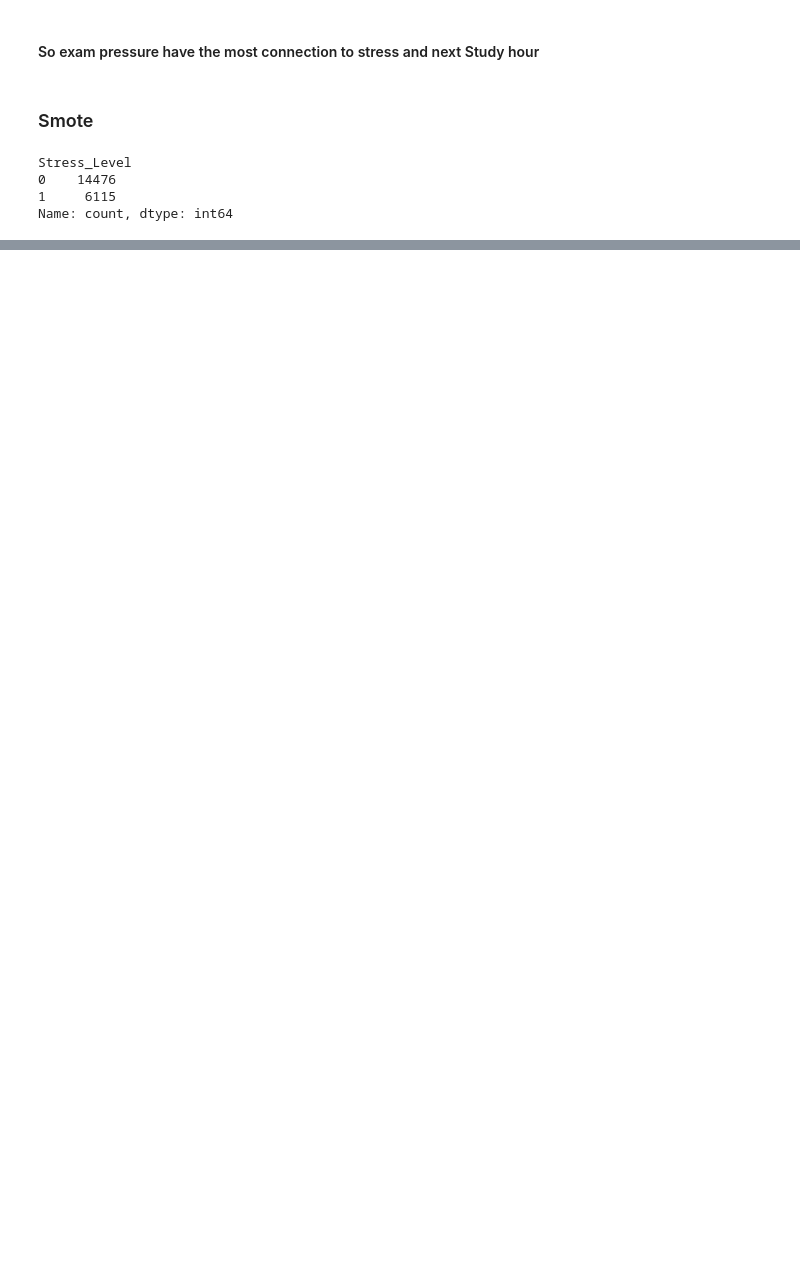
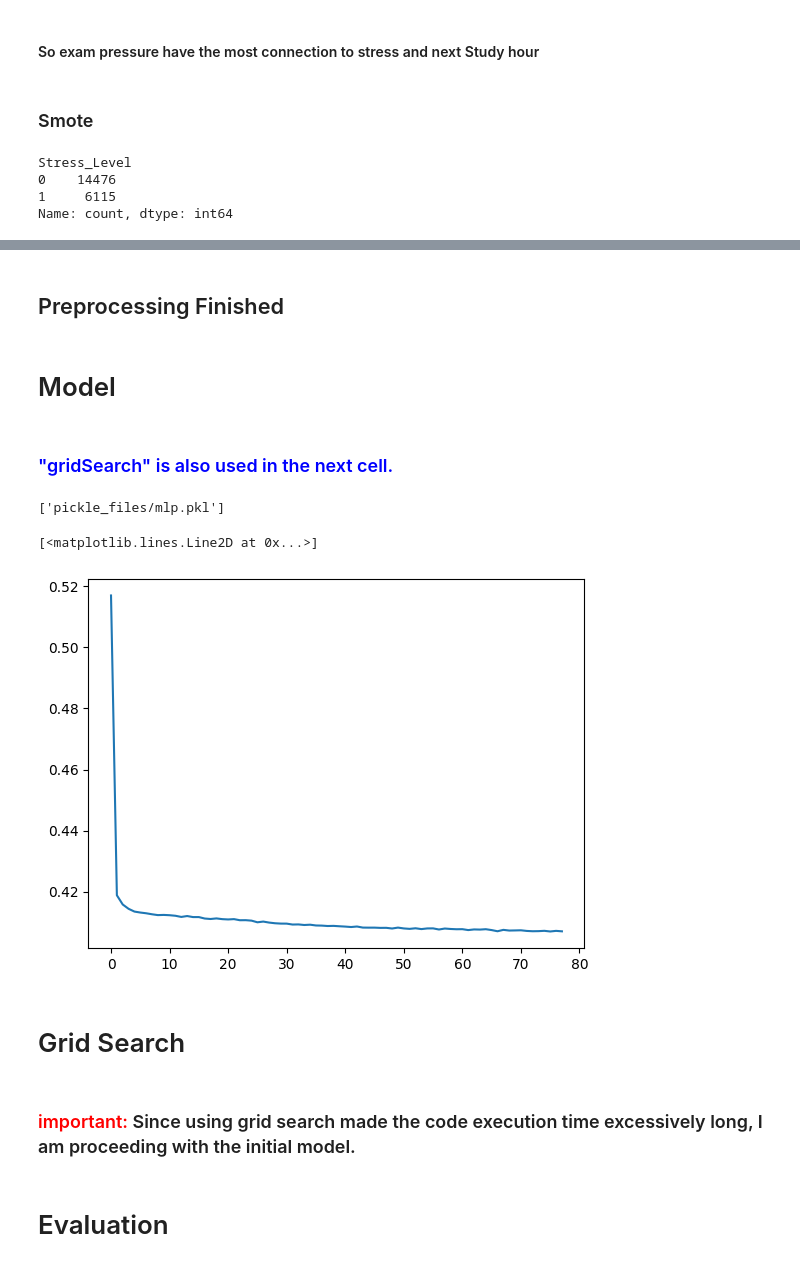
Before and after one commit to arashKhanDeveloper/ML-MLP-Student-Stress-Level, a Jupyter notebook: mlp_project.ipynb, the cells around one changed output, grey strips where cells are left out. Cells and saved outputs as stored; diff of their text form; code cells hidden in the pictures; blank space fills up the shorter version.

Commit message:
Make MLP model

```diff
--- a/mlp_project.ipynb
+++ b/mlp_project.ipynb
@@ -372,7 +372,7 @@ Stress_Level
 1     6115
 Name: count, dtype: int64
 # %%
-from imblearn.over_sampling import SMOTE
+# from imblearn.over_sampling import SMOTE
 
-smote = SMOTE(random_state=10)
-X_train, y_train = smote.fit_resample(X_train, y_train)
+# smote = SMOTE(random_state=10)
+# X_train, y_train = smote.fit_resample(X_train, y_train)
@@ -385,0 +381,31 @@ Name: count, dtype: int64
+# %% [markdown]
+<h2>Preprocessing Finished</h2>
+# %% [markdown]
+<h1>Model</h1>
+# %% [markdown]
+<h3 style="color:blue;">"gridSearch" is also used in the next cell.</h3>
+# %%
+from sklearn.neural_network import MLPClassifier
+
+mlp = MLPClassifier(
+    hidden_layer_sizes=(16),
+    activation="relu",
+    solver="adam",
+    batch_size=32,
+    max_iter=500,
+    random_state=42
+)
+# %%
+mlp.fit(X_train, y_train)
+joblib.dump(mlp, "pickle_files/mlp.pkl")
+# %% [output]
+['pickle_files/mlp.pkl']
+# %%
+plt.plot(mlp.loss_curve_)
+# %% [output]
+[<matplotlib.lines.Line2D at 0x...>]
+[figure, added]
+# %% [markdown]
+<h1>Grid Search</h1>
+# %% [markdown]
+<h3><span style="color:red;">important: </span>Since using grid search made the code execution time excessively long, I am proceeding with the initial model.</h3>
@@ -385,0 +454,2 @@ Name: count, dtype: int64
+# %% [markdown]
+<h1>Evaluation</h1>
```
Also changed, not shown: parts of 8 cells of this notebook, 1 other file.
